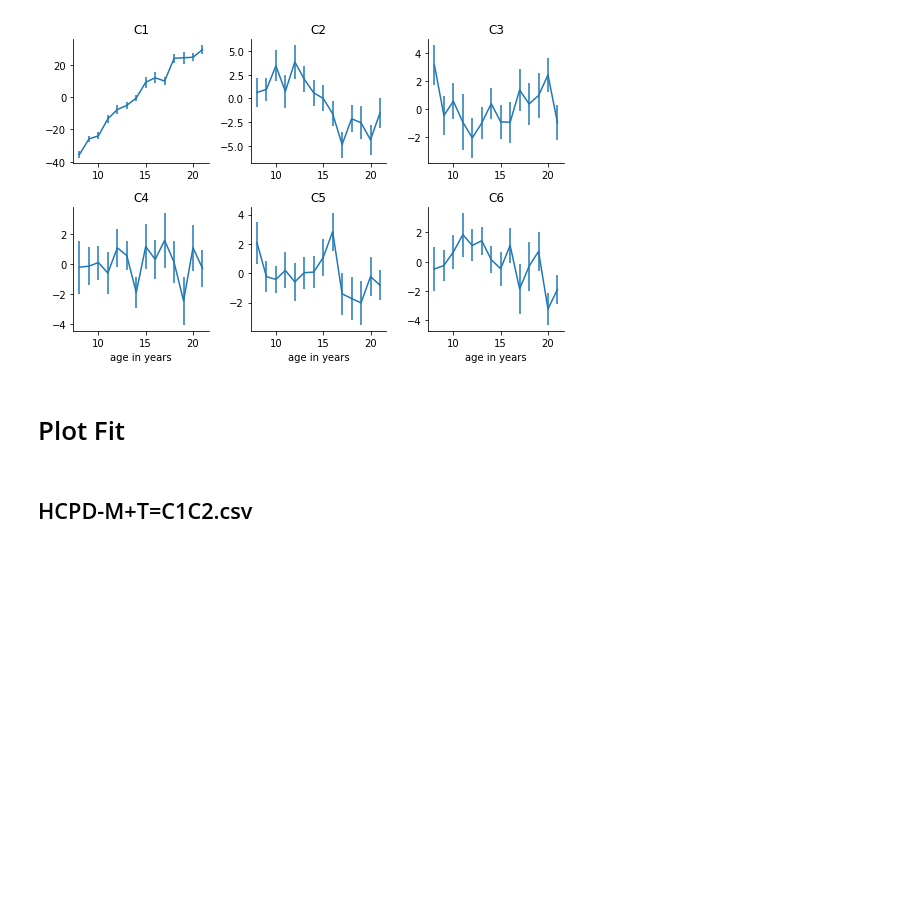
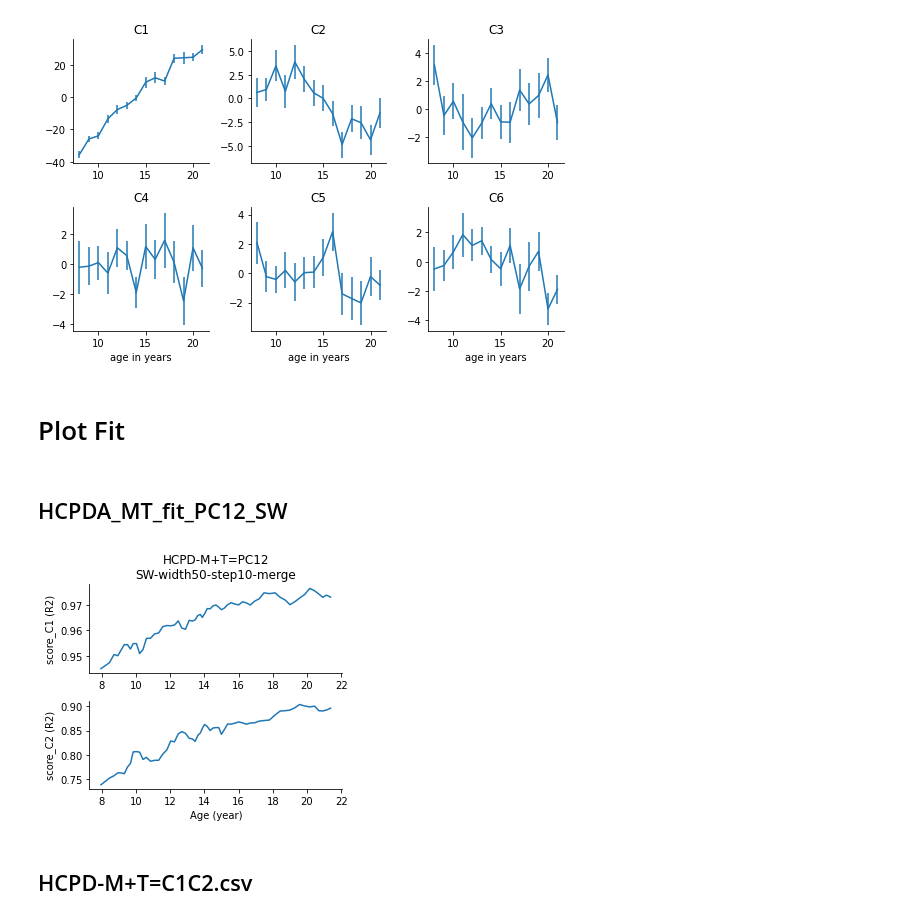
Before and after one commit to BNUCNL/nibrain, a Jupyter notebook: cxy_visual_dev/scripts/plot_line_bar.ipynb, the cells around one changed output. Cells and saved outputs as stored; diff of their text form; code cells hidden in the pictures; blank space fills up the shorter version.

Commit message:
cxy_visual_dev: HCPD-M+T=PC12_SW-width50-step10-merge

```diff
--- a/cxy_visual_dev/scripts/plot_line_bar.ipynb
+++ b/cxy_visual_dev/scripts/plot_line_bar.ipynb
@@ -771,6 +771,25 @@ plot_line(y, n_row=2, n_col=3, figsize=(7.5, 5), yerr=yerr, x=[ages_uniq]*n_col,
 [figure]
 # %% [markdown]
 # Plot Fit
+# %% [markdown]
+## HCPDA_MT_fit_PC12_SW
+# %%
+fname1 = 'HCPD-M+T=PC12'
+fname2 = 'SW-width50-step10-merge'
+figsize = (4.5, 4)
+out_file = pjoin(work_dir, f'{fname1}_{fname2}_score.jpg')
+
+fpath = pjoin(anal_dir, f'fit/{fname1}_{fname2}.pkl')
+data = pkl.load(open(fpath, 'rb'))
+labels = ['C1', 'C2']
+x = data['age in months'] / 12
+xs = [x, x]
+ys = [data[f'score_{i}'] for i in labels]
+ylabels = [f'score_{i} (R2)' for i in labels]
+plot_line(x=xs, y=ys, n_row=2, n_col=1, figsize=figsize, xlabel='Age (year)',
+          ylabel=ylabels, title=f'{fname1}\n{fname2}', mode=out_file)
+# %% [output]
+[figure, added]
 # %% [markdown]
 ## HCPD-M+T=C1C2.csv
 # %% [markdown]
```
Also changed, not shown: 4 other files.
